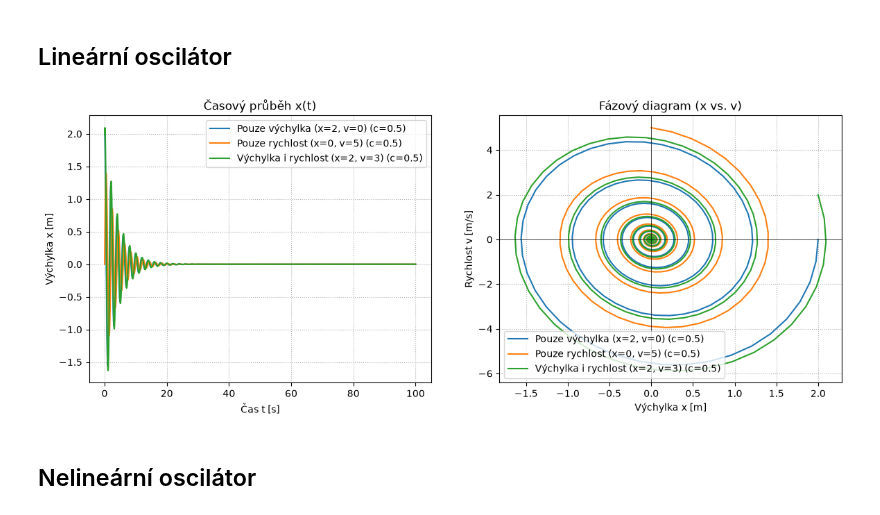
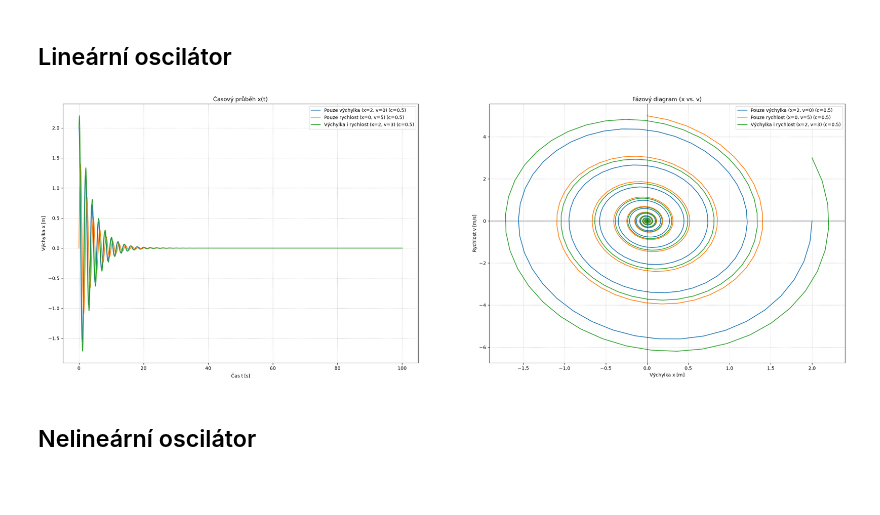
Before and after one commit to sulerovam22/MSW-projekt, a Jupyter notebook: Úloha 1.ipynb, the cells around one changed output. Saved outputs shown, nothing was run; the diff lists cells and outputs as text; code cells hidden in the pictures; blank space fills up the shorter version.

```diff
--- a/Úloha 1.ipynb
+++ b/Úloha 1.ipynb
@@ -21,13 +21,10 @@ koef_c = 0.5
 pocatecni_stavy = [
     ([2.0, 0.0], "Pouze výchylka (x=2, v=0)"),
     ([0.0, 5.0], "Pouze rychlost (x=0, v=5)"),
-    ([2.0, 2.0], "Výchylka i rychlost (x=2, v=3)")
+    ([2.0, 3.0], "Výchylka i rychlost (x=2, v=3)")
 ]
 
-plt.figure(figsize=(14, 5))
-rezimy_tlumeni = [(0.5, "Slabé"),
-                  (6.32, "Kritické"),
-                  (15.0, "Silné")]
+plt.figure(figsize=(30, 10))
 
 for pocatecni_stav, popisek in pocatecni_stavy:
     reseni = odeint(linear_oscilator, pocatecni_stav, casova_osa, args=(hmotnost, koef_c, tuhost))
@@ -35,34 +32,34 @@ for pocatecni_stav, popisek in pocatecni_stavy:
     rychlost = reseni[:, 1]
 
     # 1. Graf: Časový průběh x(t)
     plt.subplot(1, 2, 1)
     plt.plot(casova_osa, poloha, label=f"{popisek} (c={koef_c})")
 
     # 2. Graf: Fázový diagram (x vs. v)
     plt.subplot(1, 2, 2)
     plt.plot(poloha, rychlost, label=f"{popisek} (c={koef_c})")
 
 # Úprava 1. grafu
 plt.subplot(1, 2, 1)
 plt.title("Časový průběh x(t)")
 plt.xlabel("Čas t [s]")
 plt.ylabel("Výchylka x [m]")
 plt.legend()
 plt.grid(True, linestyle=":")
 
 # Úprava 2. grafu
 plt.subplot(1, 2, 2)
 plt.title("Fázový diagram (x vs. v)")
 plt.xlabel("Výchylka x [m]")
 plt.ylabel("Rychlost v [m/s]")
 plt.axhline(0, color="black", lw=0.5)
 plt.axvline(0, color="black", lw=0.5)
 plt.legend()
 plt.grid(True, linestyle=":")
 
 plt.show()
 # %% [output]
-[figure, old version]
+[figure, new version]
 # %% [markdown]
 ## Nelineární oscilátor
 # %%
```
